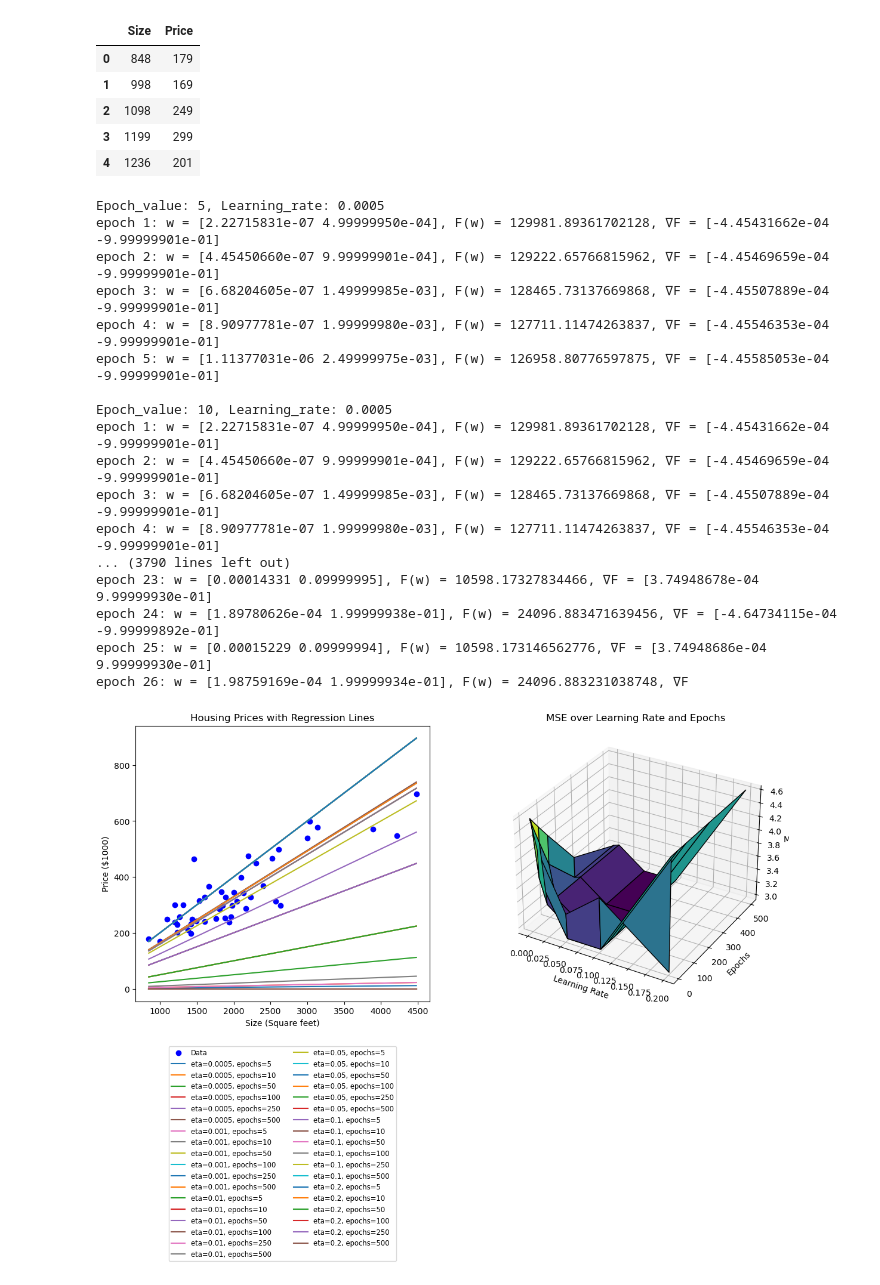
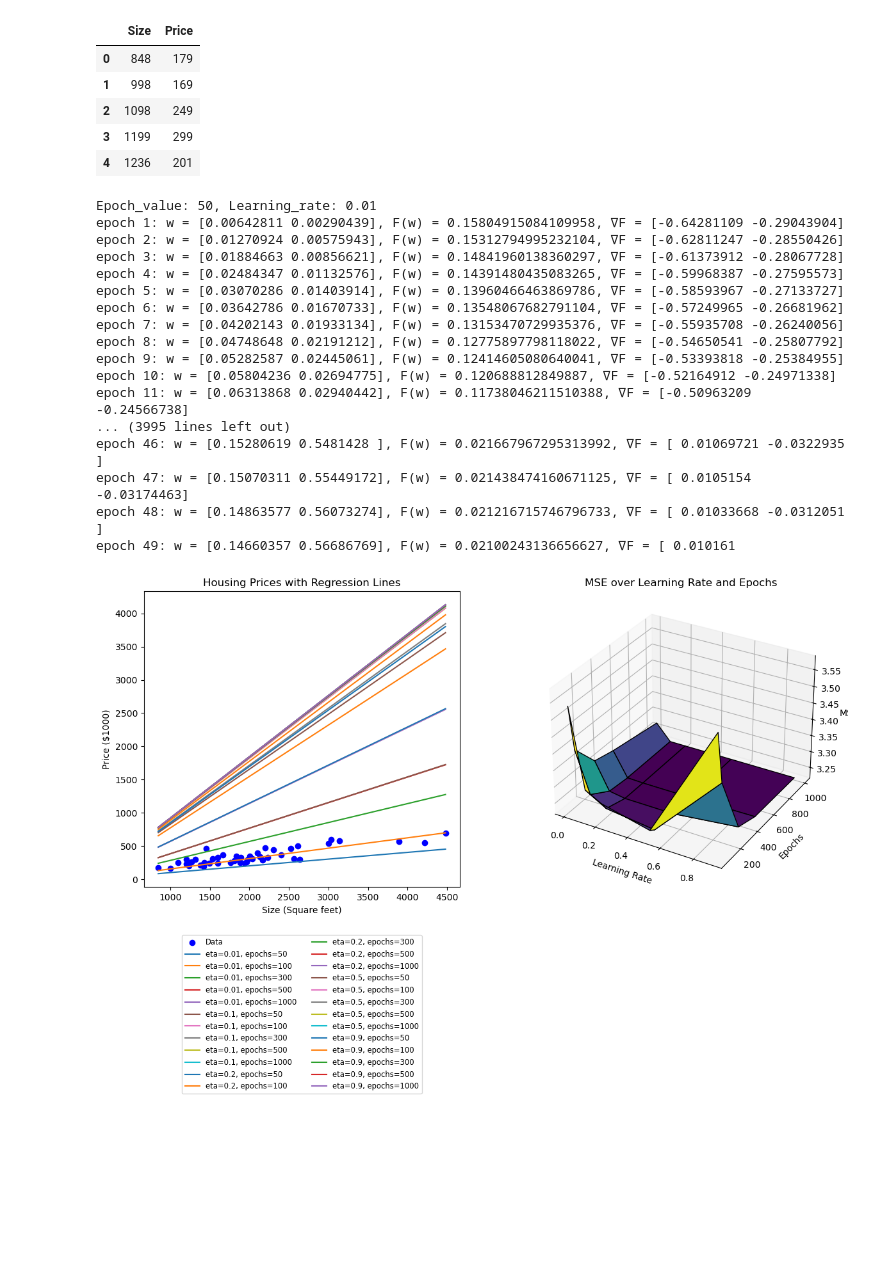
Before and after one commit to samkivioja/Regression-Models, a Jupyter notebook: regression.ipynb, the cells around one changed output. Drawn from its saved outputs; the diff is of its cells as text; code cells hidden in the pictures; blank space fills up the shorter version.

Commit message:
Added logistic regression as well as normalize and denormalize functions

```diff
--- a/regression.ipynb
+++ b/regression.ipynb
@@ -5,6 +7,6 @@ import matplotlib.pyplot as plt
 # %%
 # Function to calculate regression line (slope and intercept)
-def linRegression(x, y):
+def linRegress(x, y):
     """
     Calculate the slope and intercept of the regression line using the least squares method.
     Also returns the Mean Squared Error
@@ -59,7 +61,7 @@ y = ice_cream_df['Sales']
 # Calculate variance
 variance = np.mean((y - np.mean(y))**2)
 # Calculate the regression line
-y_pred, slope, intercept, mse = linRegression(x, y)
+y_pred, slope, intercept, mse = linRegress(x, y)
 
 # Plot the data
 fig, ax = plt.subplots(figsize=(6, 4))
@@ -125,7 +127,7 @@ for i, (key, data) in enumerate(anscombes.items()):
     ax[i].scatter(x, y, color='orange', s=80)
 
     # Calculate regression line
-    _, slope, intercept, mse = linRegression(x, y)
+    _, slope, intercept, mse = linRegress(x, y)
 
     ax[i].set_xlim(2, 20)
     x_min, x_max = ax[i].get_xlim()
@@ -262,8 +281,8 @@ test_df
 x = test_df['x'].to_numpy()
 y = test_df['y'].to_numpy()
 
-y_estimate, weights = linRegressGD((x,y), 0.2, 300, results=True)
-y_pred, slope, intercept, mse = linRegression(x, y)
+y_estimate, weights = linRegressGD((x,y), 0.06, 500, results=True)
+y_pred, slope, intercept, mse = linRegress(x, y)
 
 fig, axs = plt.subplots(1, 2, figsize=(12, 4))
 
@@ -278,14 +297,14 @@ for ax in axs:
 y_min = weights.dot(phi(np.array([x_min])))  # Calculate y_min
 y_max = weights.dot(phi(np.array([x_max])))  # Calculate y_max
 axs[0].plot([x_min, x_max], [y_min, y_max], label="Gradient Descent", color="blue")
-axs[0].set_title("Gradient Descent Regression")
+axs[0].set_title("Gradient Descent")
 axs[0].legend()
 
 
 y_min = slope * x_min + intercept
 y_max = slope * x_max + intercept
 axs[1].plot([x_min, x_max], [y_min, y_max], label="Least Squares", color="orange")
-axs[1].set_title("Least Squares Regression")
+axs[1].set_title("Least Squares")
 axs[1].legend()
 
 plt.show()
@@ -339,10 +358,14 @@ from mpl_toolkits.mplot3d import Axes3D
 
 size = house_df["Size"].to_numpy()
 price = house_df["Price"].to_numpy()
-training_data = (size, price)
 
-learning_rates = [0.0005, 0.001, 0.01, 0.05, 0.1, 0.2]
-epoch_list = [5, 10, 50, 100, 250, 500]
+size_normalized, x_min, x_max = normalize(house_df["Size"])
+price_normalized, y_min, y_max = normalize(house_df["Price"])
+
+training_data = (size_normalized, price_normalized)
+
+learning_rates = [0.01, 0.1, 0.2, 0.5, 0.9]
+epoch_list = [50, 100, 300, 500, 1000]
 
 # Create subplots
 fig = plt.figure(figsize=(14, 6))
@@ -364,58 +387,59 @@ epoch_vals = []
 for eta in learning_rates:
     for epochs in epoch_list:
         print(f"Epoch_value: {epochs}, Learning_rate: {eta}")
-        y_pred, optimized_weights = linRegressGD(training_data, eta, epochs, clipnorm=1, results=True)
+        y_pred_normalized, optimized_weights = linRegressGD(training_data, eta, epochs, results=True)
+        # Denormalize predictions
+        y_pred = denormalize(y_pred_normalized, y_min, y_max)
         mse = np.mean((y_pred - size) ** 2)
         mse_vals.append(mse)
         lr_vals.append(eta)
         epoch_vals.append(epochs)
         # Plot regression line  (range for size to ensure the line spans the plot)
         size_range = np.linspace(min(size), max(size), 100)
         y_pred_line = optimized_weights[0] + optimized_weights[1] * size_range
         ax1.plot(size_range, y_pred_line, label=f'eta={eta}, epochs={epochs}')
-        print(f"")
 
 # Show legend
 ax1.legend(loc='upper center', bbox_to_anchor=(0.5, -0.15), ncol=2, fontsize='small')
 
 
 mse_vals = np.array(mse_vals)
 lr_vals = np.array(lr_vals)
 epoch_vals = np.array(epoch_vals)
 
 # Reshape mse_values for 3D plot
 mse_vals = mse_vals.reshape(len(learning_rates), len(epoch_list))
 lr_vals = lr_vals.reshape(len(learning_rates), len(epoch_list))
 epoch_vals = epoch_vals.reshape(len(learning_rates), len(epoch_list))
 
 
 # Plot the 3D surface
 ax2.plot_surface(lr_vals, epoch_vals, mse_vals, cmap='viridis', edgecolor="k")
 ax2.set_title('MSE over Learning Rate and Epochs')
 ax2.set_xlabel('Learning Rate')
 ax2.set_ylabel('Epochs')
 ax2.set_zlabel('MSE')
 
 plt.show()
 # %% [output]
-Epoch_value: 5, Learning_rate: 0.0005
-epoch 1: w = [2.22715831e-07 4.99999950e-04], F(w) = 129981.89361702128, ∇F = [-4.45431662e-04 -9.99999901e-01]
-epoch 2: w = [4.45450660e-07 9.99999901e-04], F(w) = 129222.65766815962, ∇F = [-4.45469659e-04 -9.99999901e-01]
-epoch 3: w = [6.68204605e-07 1.49999985e-03], F(w) = 128465.73137669868, ∇F = [-4.45507889e-04 -9.99999901e-01]
-epoch 4: w = [8.90977781e-07 1.99999980e-03], F(w) = 127711.11474263837, ∇F = [-4.45546353e-04 -9.99999901e-01]
-epoch 5: w = [1.11377031e-06 2.49999975e-03], F(w) = 126958.80776597875, ∇F = [-4.45585053e-04 -9.99999901e-01]
-
-Epoch_value: 10, Learning_rate: 0.0005
-epoch 1: w = [2.22715831e-07 4.99999950e-04], F(w) = 129981.89361702128, ∇F = [-4.45431662e-04 -9.99999901e-01]
-epoch 2: w = [4.45450660e-07 9.99999901e-04], F(w) = 129222.65766815962, ∇F = [-4.45469659e-04 -9.99999901e-01]
-epoch 3: w = [6.68204605e-07 1.49999985e-03], F(w) = 128465.73137669868, ∇F = [-4.45507889e-04 -9.99999901e-01]
-epoch 4: w = [8.90977781e-07 1.99999980e-03], F(w) = 127711.11474263837, ∇F = [-4.45546353e-04 -9.99999901e-01]
-... (3790 lines left out)
-epoch 23: w = [0.00014331 0.09999995], F(w) = 10598.17327834466, ∇F = [3.74948678e-04 9.99999930e-01]
-epoch 24: w = [1.89780626e-04 1.99999938e-01], F(w) = 24096.883471639456, ∇F = [-4.64734115e-04 -9.99999892e-01]
-epoch 25: w = [0.00015229 0.09999994], F(w) = 10598.173146562776, ∇F = [3.74948686e-04 9.99999930e-01]
-epoch 26: w = [1.98759169e-04 1.99999934e-01], F(w) = 24096.883231038748, ∇F
+Epoch_value: 50, Learning_rate: 0.01
+epoch 1: w = [0.00642811 0.00290439], F(w) = 0.15804915084109958, ∇F = [-0.64281109 -0.29043904]
+epoch 2: w = [0.01270924 0.00575943], F(w) = 0.15312794995232104, ∇F = [-0.62811247 -0.28550426]
+epoch 3: w = [0.01884663 0.00856621], F(w) = 0.14841960138360297, ∇F = [-0.61373912 -0.28067728]
+epoch 4: w = [0.02484347 0.01132576], F(w) = 0.14391480435083265, ∇F = [-0.59968387 -0.27595573]
+epoch 5: w = [0.03070286 0.01403914], F(w) = 0.13960466463869786, ∇F = [-0.58593967 -0.27133727]
+epoch 6: w = [0.03642786 0.01670733], F(w) = 0.13548067682791104, ∇F = [-0.57249965 -0.26681962]
+epoch 7: w = [0.04202143 0.01933134], F(w) = 0.13153470729935376, ∇F = [-0.55935708 -0.26240056]
+epoch 8: w = [0.04748648 0.02191212], F(w) = 0.12775897798118022, ∇F = [-0.54650541 -0.25807792]
+epoch 9: w = [0.05282587 0.02445061], F(w) = 0.12414605080640041, ∇F = [-0.53393818 -0.25384955]
+epoch 10: w = [0.05804236 0.02694775], F(w) = 0.120688812849887, ∇F = [-0.52164912 -0.24971338]
+epoch 11: w = [0.06313868 0.02940442], F(w) = 0.11738046211510388, ∇F = [-0.50963209 -0.24566738]
+... (3995 lines left out)
+epoch 46: w = [0.15280619 0.5481428 ], F(w) = 0.021667967295313992, ∇F = [ 0.01069721 -0.0322935 ]
+epoch 47: w = [0.15070311 0.55449172], F(w) = 0.021438474160671125, ∇F = [ 0.0105154  -0.03174463]
+epoch 48: w = [0.14863577 0.56073274], F(w) = 0.021216715746796733, ∇F = [ 0.01033668 -0.0312051 ]
+epoch 49: w = [0.14660357 0.56686769], F(w) = 0.02100243136656627, ∇F = [ 0.010161
-[figure, old version]
+[figure, new version]
 # %%
 _, ax = plt.subplots(figsize=(10,6))
 
```
Also changed, not shown: parts of 10 cells of this notebook.
